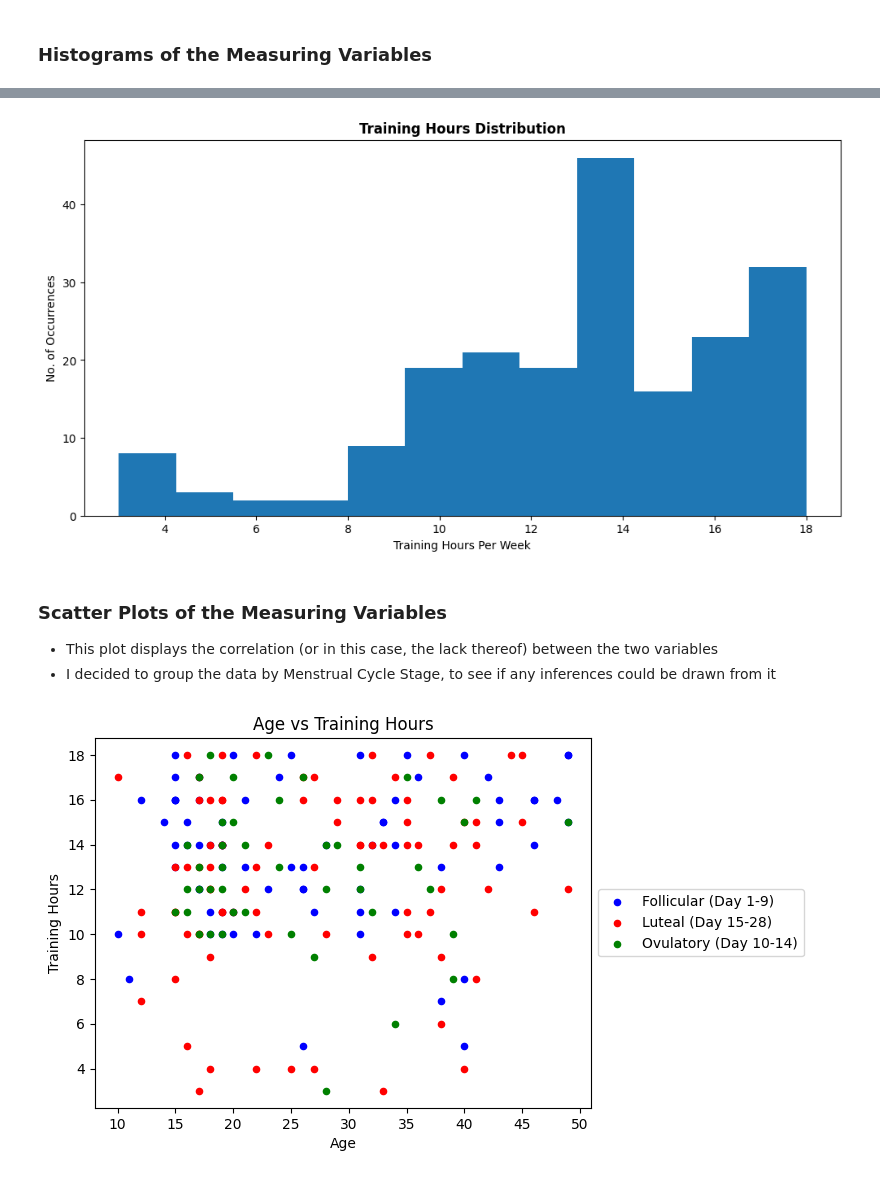
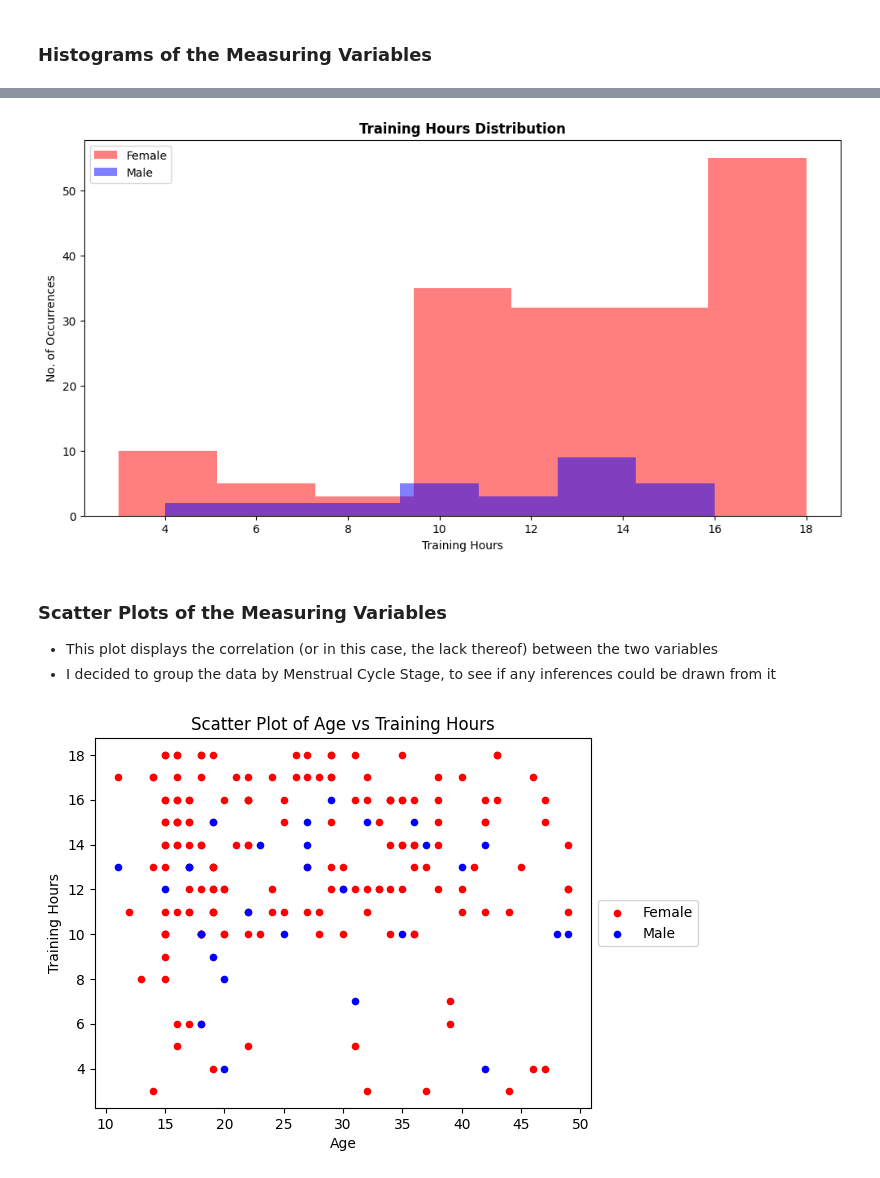
Before and after one commit to rachel-king4/PfDA_Assignment, a Jupyter notebook: PfDA Assignment.ipynb, the cells around one changed output, grey strips where cells are left out. Drawn from its saved outputs; the diff is of its cells as text; code cells hidden in the pictures.

Commit message:
added a sex variable

```diff
--- a/PfDA Assignment.ipynb
+++ b/PfDA Assignment.ipynb
@@ -133,11 +133,8 @@ import sys
 # Sex Variable data
 # I took a value of 5:1 females to males as per research, erring on the side of caution
 
-'''rng = np.random.default_rng()
+rng = np.random.default_rng()
 sex_choice = ["Male", "Female"]
 sex = rng.choice(sex_choice, p =[0.17, 0.83], size=200)
 
-sex
-'''
-
-# I am removing sex and focusing the project on ACL injuries in female athletes
+sex.sort()
@@ -231,10 +206,16 @@ modeofinjury = rng.choice(modeofinjury_choice, p =[0.875, 0.125], size=200)
 # %%
 # Menstrual Cycle Variable data
 # From research, there are three main stages:
-'''Follicular (Day 1-9) approx 37%
+'''Follicular (Day 1-9) approx 37% of
 Ovulatory (Day 10 - 14) approx 26%
 Luteal (Day 15-28) approx 37%'''
 
+# 37% of 0.83 (no. of females in the dataset) = 0.3071
+# 26% of 0.83 (no. of females in the dataset) = 0.2158
+# 37% of 0.83 (no. of females in the dataset) = 0.3071
+
 rng = np.random.default_rng()
-menstrualcycle_choice = ["Follicular (Day 1-9)", "Ovulatory (Day 10-14)", "Luteal (Day 15-28)"]
-menstrualcycle = rng.choice(menstrualcycle_choice, p =[0.37, 0.26, 0.37], size=200)
+menstrualcycle_choice = ["X", "Follicular (Day 1-9)", "Ovulatory (Day 10-14)", "Luteal (Day 15-28)"]
+menstrualcycle = rng.choice(menstrualcycle_choice, p =[0.17, 0.31, 0.21, 0.31], size=200)
+
+menstrualcycle.sort()
@@ -262,0 +222,16 @@ df
+# %%
+data = {"Sex" : sex,
+        "Age": age,
+        "Training Hours Per Week": training_hours,
+        "Mode of Injury": modeofinjury,
+        "menstrualcycle" : menstrualcycle}
+df = pd.DataFrame(data)
+df = df.replace('X', np.nan)
+
+df
+
+# I used "X" to display the menstrual cycle values for males (i.e. not applicable). I used "X" so when I applied the sort() it would keep all these values at the end of the array.
+# I applied the sort() to the Sex variable also in order to keep all the Male values at the end of this array.
+# This allowed me to ensure the "X" menstrual cycle values would line up with the "Male" sex values in the dataframe.
+# I then applied the df.replace to replace the X values with Nan in order to be able to perform data analytical techniques on the dataframe.
+# https://stackoverflow.com/questions/53668421/replace-a-string-value-with-nan-in-pandas-data-frame-python
@@ -300,13 +293,17 @@ ax.hist(df["Age"], bins=9, density=False);
 # %%
-fig, ax = plt.subplots(figsize=(12,6))
+fig, ax = plt.subplots(figsize = (12,6))
+male = df[df.Sex == "Male"]
+female = df[df.Sex == "Female"]
 
-# Plot a histogram
+# sepal length histogram
 ax.set_title("Training Hours Distribution", fontweight='bold')
-plt.xlabel("Training Hours Per Week")
-plt.ylabel("No. of Occurrences")
-ax.hist(df["Training Hours Per Week"], bins=12, density=False);
+ax.set(xlabel='Training Hours')
+ax.set(ylabel="No. of Occurrences")
+ax.hist(female['Training Hours Per Week'], bins=7, alpha=0.5, label="Female", color='red')
+ax.hist(male['Training Hours Per Week'], bins=7, alpha=0.5, label="Male", color='blue')
+ax.legend(loc='upper left');
 # %% [output]
-[figure, old version]
+[figure, new version]
 # %% [markdown]
 ### Scatter Plots of the Measuring Variables
 
@@ -314,18 +311,17 @@ ax.hist(df["Training Hours Per Week"], bins=12, density=False);
 - I decided to group the data by Menstrual Cycle Stage, to see if any inferences could be drawn from it
 # %%
 fig, ax = plt.subplots()
-colors = {'Follicular (Day 1-9)': 'blue', 'Ovulatory (Day 10-14)': 'green' ,
-            'Luteal (Day 15-28)': 'red'}
+colors = {'Female': 'red', 'Male' : 'blue'}
 
-grouped = df.groupby('Menstrual Cycle Stage')
+grouped = df.groupby('Sex')
 for key, group in grouped:
         group.plot(ax=ax, kind='scatter', x='Age', y='Training Hours Per Week', label=key, color=colors[key])
 
-plt.title("Age vs Training Hours")
+plt.title("Scatter Plot of Age vs Training Hours")
 plt.legend()
 plt.xlabel("Age")
 plt.ylabel("Training Hours")
 ax.legend(loc='center left', bbox_to_anchor=(1, 0.5))
 plt.show()
 # %% [output]
-[figure, old version]
+[figure, new version]
```
Also changed, not shown: parts of 7 cells of this notebook.
